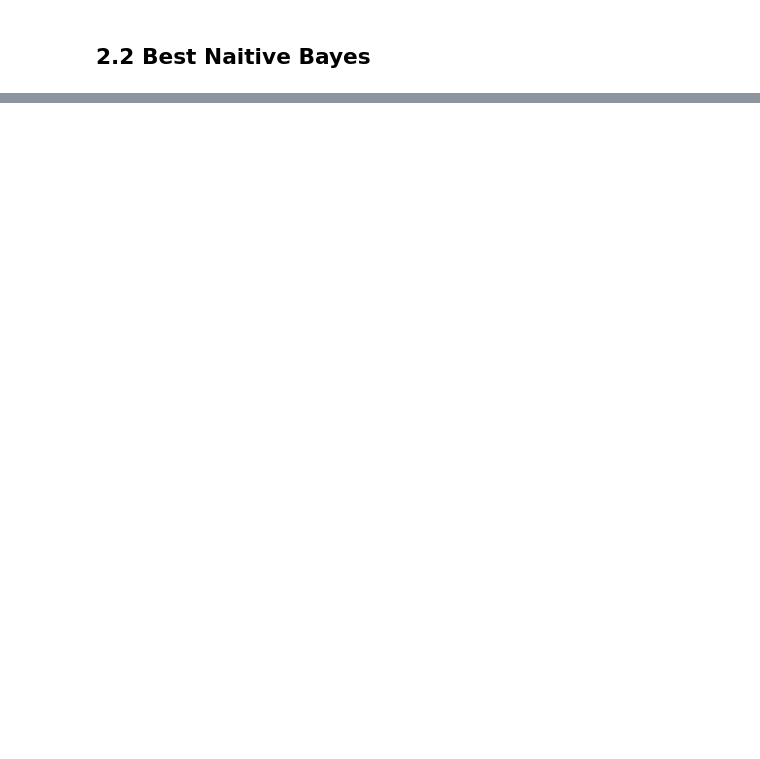
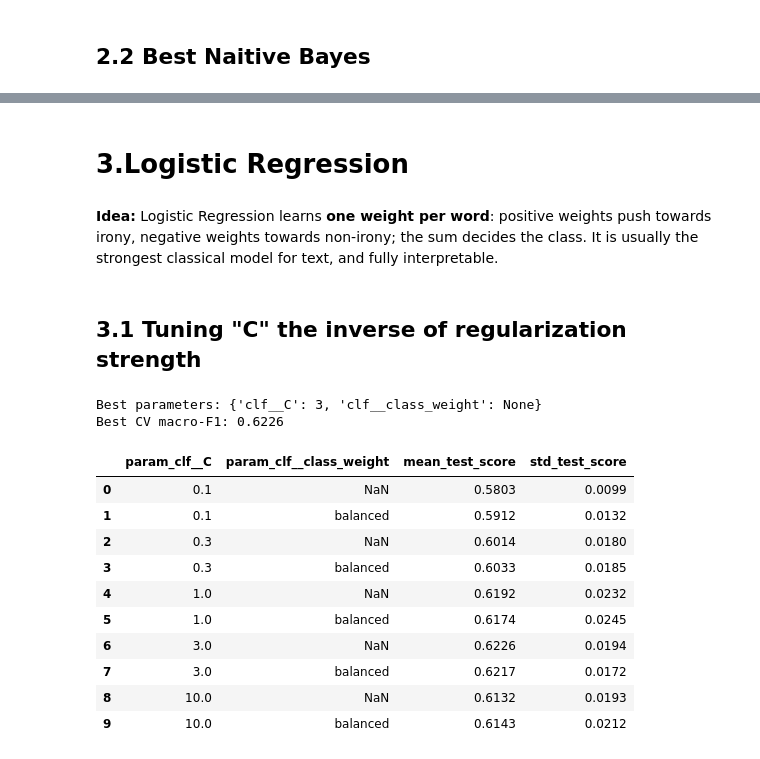
Before and after one commit to MohamedChaker-bha/irony-detection, a Jupyter notebook: notebooks/02_nb_logreg.ipynb, the cells around one changed output, grey strips where cells are left out. Cells and saved outputs as stored; diff of their text form; code cells hidden in the pictures; blank space fills up the shorter version.

```diff
--- a/notebooks/02_nb_logreg.ipynb
+++ b/notebooks/02_nb_logreg.ipynb
@@ -241,0 +215,38 @@ weighted avg      0.635     0.631     0.631       955
+# %% [markdown]
+# 3.Logistic Regression
+# %% [markdown]
+**Idea:** Logistic Regression learns **one weight per word**: positive weights push towards irony, negative weights towards non-irony; the sum decides the class. It is usually the strongest classical model for text, and fully interpretable.
+# %% [markdown]
+## 3.1 Tuning "C" the inverse of regularization strength
+# %%
+lr_grid = GridSearchCV(
+    build_pipeline(LogisticRegression(max_iter=1000, random_state=RANDOM_STATE)),
+    param_grid={
+        "clf__C": [0.1, 0.3, 1, 3, 10],
+        "clf__class_weight": [None, "balanced"],
+    },
+    cv=cv,
+    scoring="f1_macro",
+)
+lr_grid.fit(X_train, y_train)
+
+print("Best parameters:", lr_grid.best_params_)
+print("Best CV macro-F1:", round(lr_grid.best_score_, 4))
+
+pd.DataFrame(lr_grid.cv_results_)[
+    ["param_clf__C", "param_clf__class_weight", "mean_test_score", "std_test_score"]
+].round(4)
+# %% [output]
+Best parameters: {'clf__C': 3, 'clf__class_weight': None}
+Best CV macro-F1: 0.6226
+|  | param_clf__C | param_clf__class_weight | mean_test_score | std_test_score |
+| 0 | 0.1 | NaN | 0.5803 | 0.0099 |
+| 1 | 0.1 | balanced | 0.5912 | 0.0132 |
+| 2 | 0.3 | NaN | 0.6014 | 0.0180 |
+| 3 | 0.3 | balanced | 0.6033 | 0.0185 |
+| 4 | 1.0 | NaN | 0.6192 | 0.0232 |
+| 5 | 1.0 | balanced | 0.6174 | 0.0245 |
+| 6 | 3.0 | NaN | 0.6226 | 0.0194 |
+| 7 | 3.0 | balanced | 0.6217 | 0.0172 |
+| 8 | 10.0 | NaN | 0.6132 | 0.0193 |
+| 9 | 10.0 | balanced | 0.6143 | 0.0212 |
```
Also changed, not shown: parts of 9 cells of this notebook, 2 other files.
